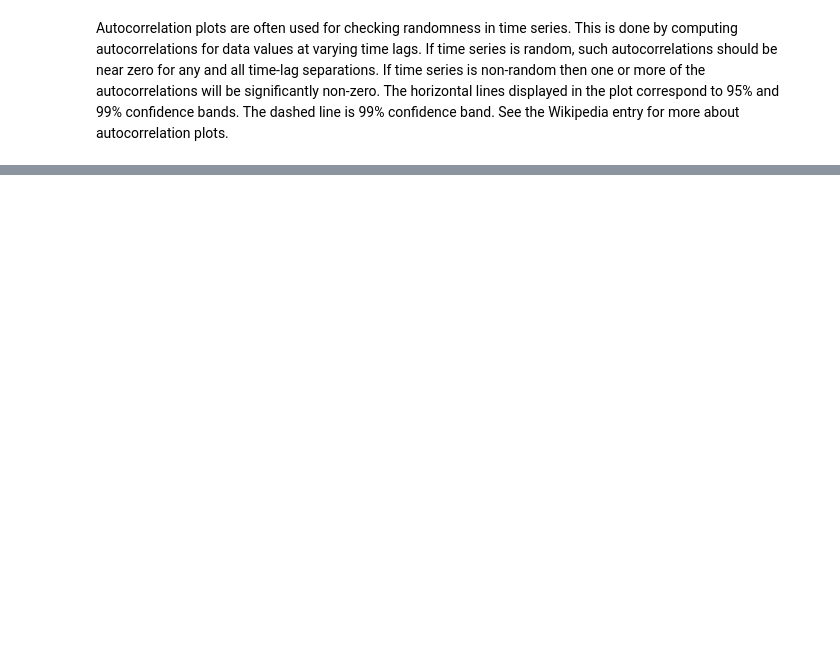
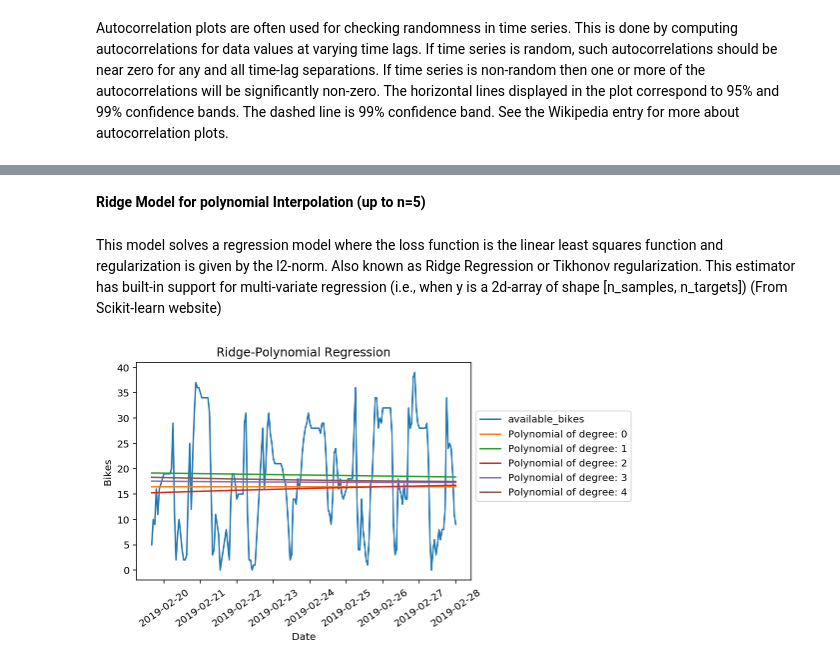
Before and after one commit to seprojectgroup19/main, a Jupyter notebook: model/Model-ARIMA.ipynb, the cells around one changed output, grey strips where cells are left out. Saved outputs shown, nothing was run; the diff lists cells and outputs as text; code cells hidden in the pictures; blank space fills up the shorter version.

```diff
--- a/model/Model-ARIMA.ipynb
+++ b/model/Model-ARIMA.ipynb
@@ -90,0 +135,28 @@ Autocorrelation plots are often used for checking randomness in time series. Thi
+# %% [markdown]
+**Ridge Model for polynomial Interpolation (up to n=5)**
+# %% [markdown]
+This model solves a regression model where the loss function is the linear least squares function and regularization is given by the l2-norm. Also known as Ridge Regression or Tikhonov regularization. This estimator has built-in support for multi-variate regression (i.e., when y is a 2d-array of shape [n_samples, n_targets]) (From Scikit-learn website)
+# %%
+from sklearn.preprocessing import PolynomialFeatures
+from sklearn.pipeline import make_pipeline
+from sklearn.linear_model import Ridge
+
+# R = Ridge(alpha=0.1)
+plt.figure()
+plt.xticks(rotation=35)
+plt.title('Ridge-Polynomial Regression')
+plt.ylabel('Bikes')
+plt.xlabel('Date')
+plt.plot(testbikes)
+
+for degree in range(5):
+    RM = make_pipeline(PolynomialFeatures(degree), Ridge())
+    RM.fit(x,y)
+    PredictionRidge = RM.predict(test_x)
+
+    plt.plot(testbikes.index.values, PredictionRidge, label=f'Polynomial of degree: {degree}')
+
+plt.legend(bbox_to_anchor=(1,0.8))
+plt.show()
+# %% [output]
+[figure, added]
```
Also changed, not shown: parts of 18 cells of this notebook.
